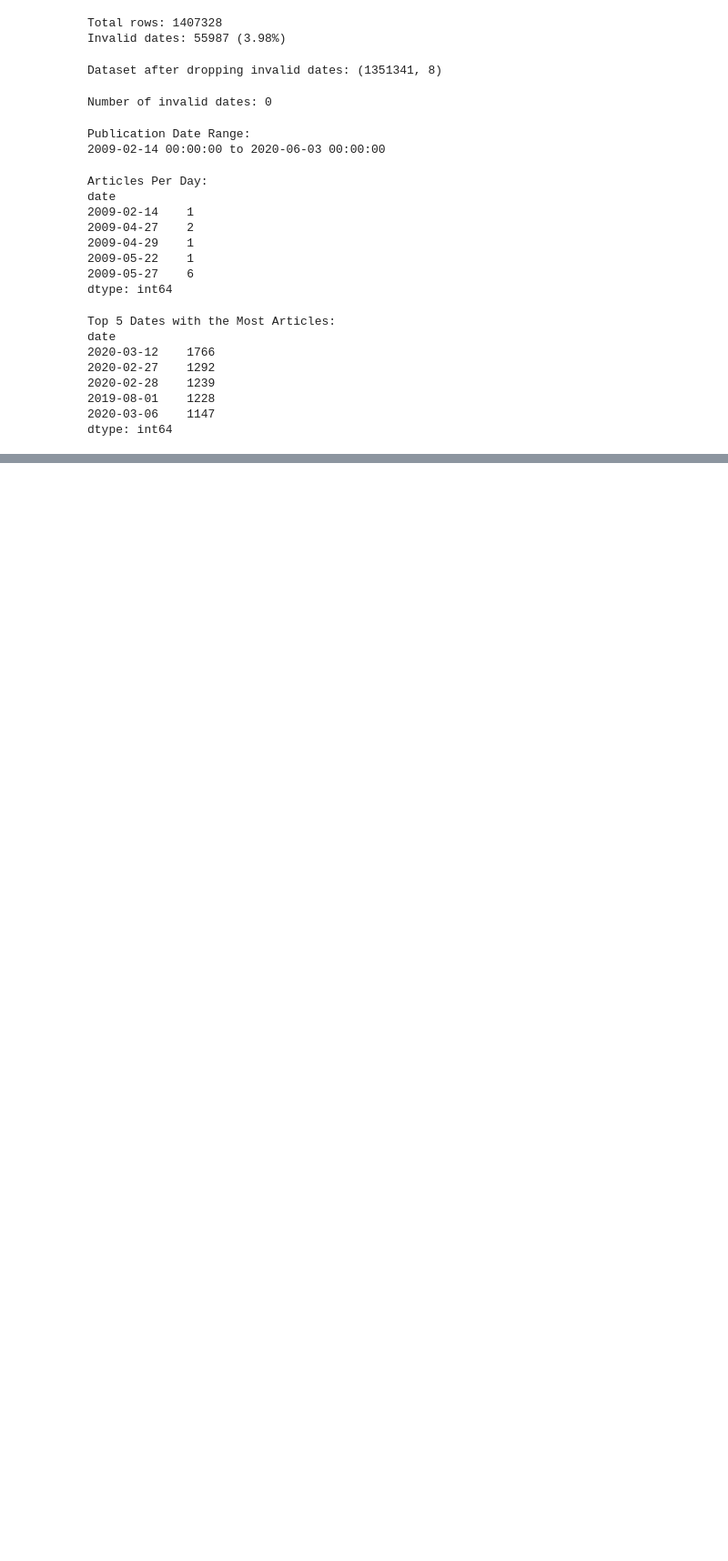
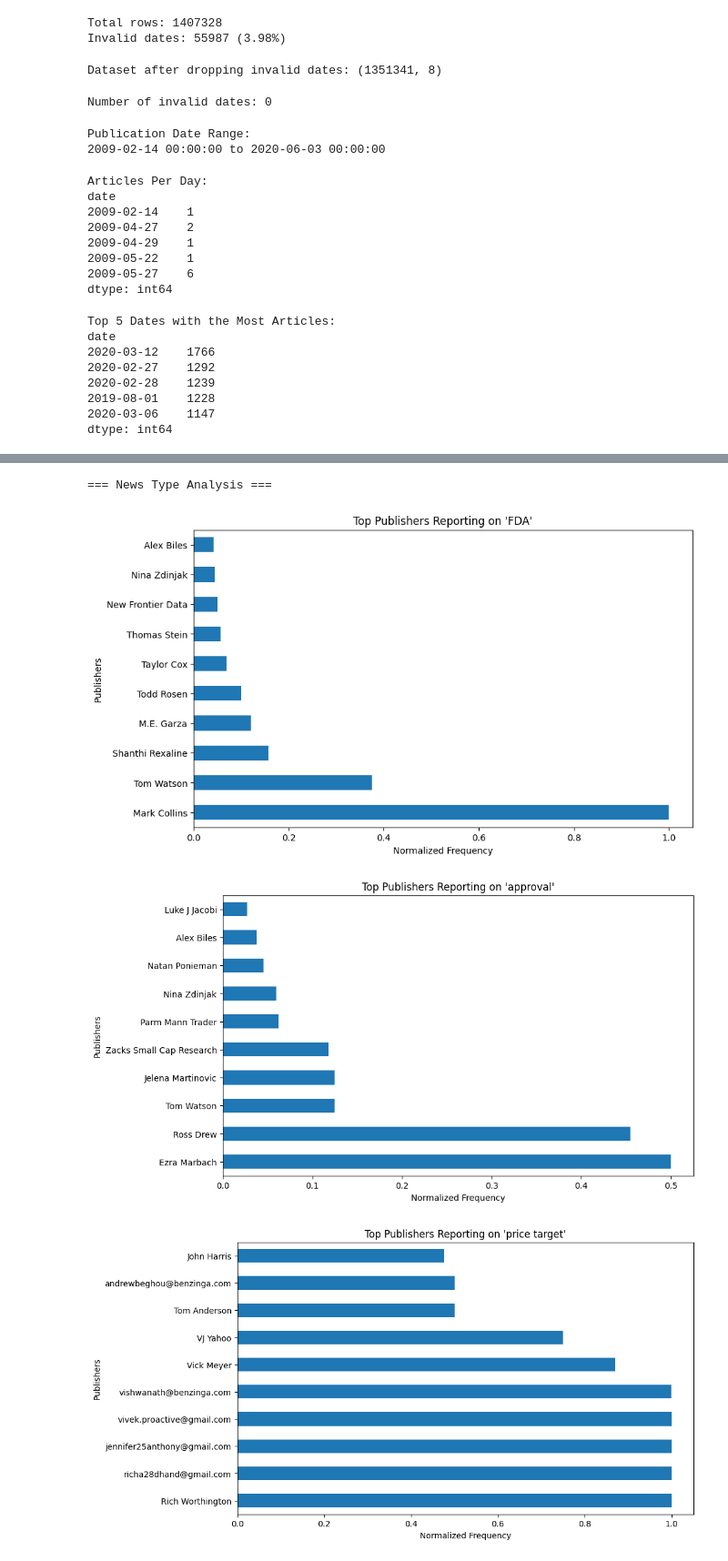
Before and after one commit to Abel-Marie/financial-news-analysis, a Jupyter notebook: notebooks/analysis.ipynb, the cells around one changed output, grey strips where cells are left out. Shown: that part at 91% size. Saved outputs shown, nothing was run; the diff lists cells and outputs as text; code cells hidden in the pictures; blank space fills up the shorter version.

Commit message:
publishere analysis using both statistic and visualization

```diff
--- a/notebooks/analysis.ipynb
+++ b/notebooks/analysis.ipynb
@@ -271,19 +295,19 @@ print(raw_analyst_ratings['sentiment_category'].value_counts())
 # %% [markdown]
 we perform `sentiment analysis` on financial news headlines using **VADER (Valance Aware Dictionary anssEntiment Reasoner)** sentiment analysis tool.
 # %%
-from vaderSentiment.vaderSentiment import SentimentIntensityAnalyzer
+# from vaderSentiment.vaderSentiment import SentimentIntensityAnalyzer
 
-# Initialize the VADER sentiment analyzer
-analyzer = SentimentIntensityAnalyzer()
+# # Initialize the VADER sentiment analyzer
+# analyzer = SentimentIntensityAnalyzer()
 
-# Apply sentiment analysis to the headlines
-raw_analyst_ratings['sentiment_score'] = raw_analyst_ratings['headline'].apply(lambda x: analyzer.polarity_scores(x)['compound'])
+# # Apply sentiment analysis to the headlines
+# raw_analyst_ratings['sentiment_score'] = raw_analyst_ratings['headline'].apply(lambda x: analyzer.polarity_scores(x)['compound'])
 
-# Categorize sentiment as Positive, Negative, or Neutral
-raw_analyst_ratings['sentiment_category'] = raw_analyst_ratings['sentiment_score'].apply(
-    lambda score: 'Positive' if score > 0.05 else ('Negative' if score < -0.05 else 'Neutral')
-)
+# # Categorize sentiment as Positive, Negative, or Neutral
+# raw_analyst_ratings['sentiment_category'] = raw_analyst_ratings['sentiment_score'].apply(
+#     lambda score: 'Positive' if score > 0.05 else ('Negative' if score < -0.05 else 'Neutral')
+# )
 
-# Display sentiment statistics
-print("\nSentiment Category Counts:")
-print(raw_analyst_ratings['sentiment_category'].value_counts())
+# # Display sentiment statistics
+# print("\nSentiment Category Counts:")
+# print(raw_analyst_ratings['sentiment_category'].value_counts())
@@ -415,0 +472,10 @@ dtype: int64
+# %%
+# Analyze news types reported by publishers
+print("\n=== News Type Analysis ===")
+keyword_list = ['FDA', 'approval', 'price target', 'earnings']
+news_type_df = news_type_analysis(raw_analyst_ratings, keyword_list=keyword_list)
+# %% [output]
+=== News Type Analysis ===
+[figure, added]
+[figure, added]
+[figure, added]
```
Also changed, not shown: parts of 13 cells of this notebook.
